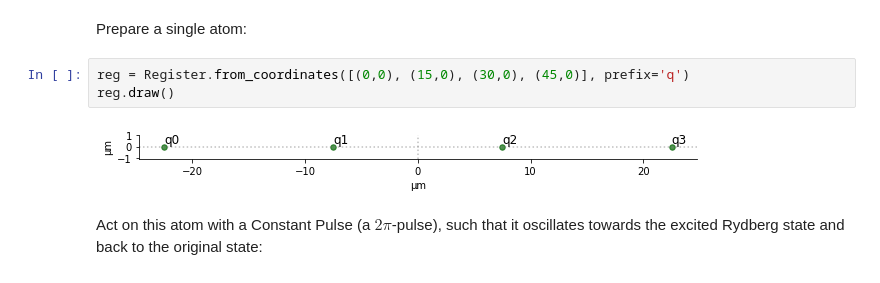
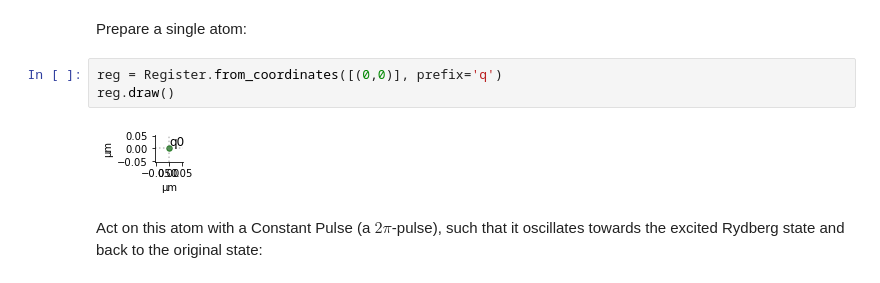
Before and after one commit to sebgrijalva/Pulser, a Jupyter notebook: tutorials/applications/Simulating Sequences with Errors and Noise.ipynb, the cells around one changed output. Cells and saved outputs as stored; diff of their text form.

```diff
--- a/tutorials/applications/Simulating Sequences with Errors and Noise.ipynb
+++ b/tutorials/applications/Simulating Sequences with Errors and Noise.ipynb
@@ -16,10 +15,10 @@ import qutip
 # %% [markdown]
 Prepare a single atom:
 # %%
-reg = Register.from_coordinates([(0,0), (15,0), (30,0), (45,0)], prefix='q')
+reg = Register.from_coordinates([(0,0)], prefix='q')
 reg.draw()
 # %% [output]
-[figure, old version]
+[figure, new version]
 # %% [markdown]
 Act on this atom with a Constant Pulse (a $2\pi$-pulse), such that it oscillates towards the excited Rydberg state and back to the original state:
 # %%
```
Also changed, not shown: parts of 32 cells of this notebook, 2 other files.
